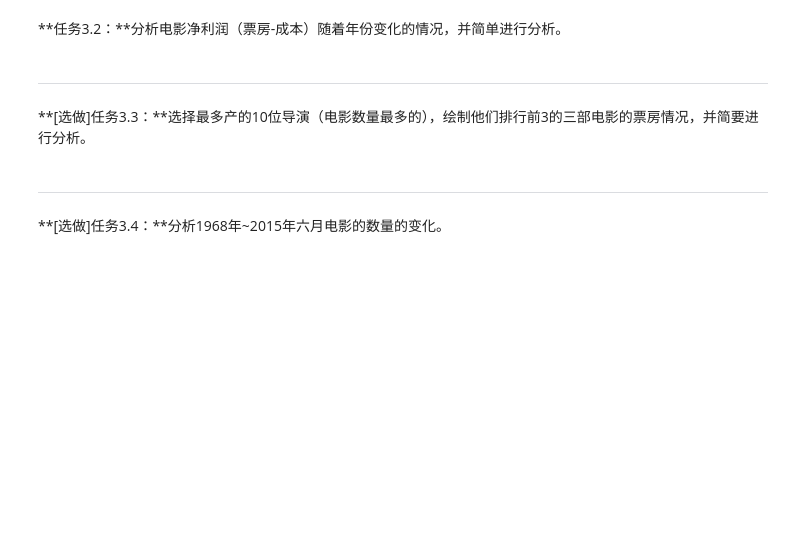
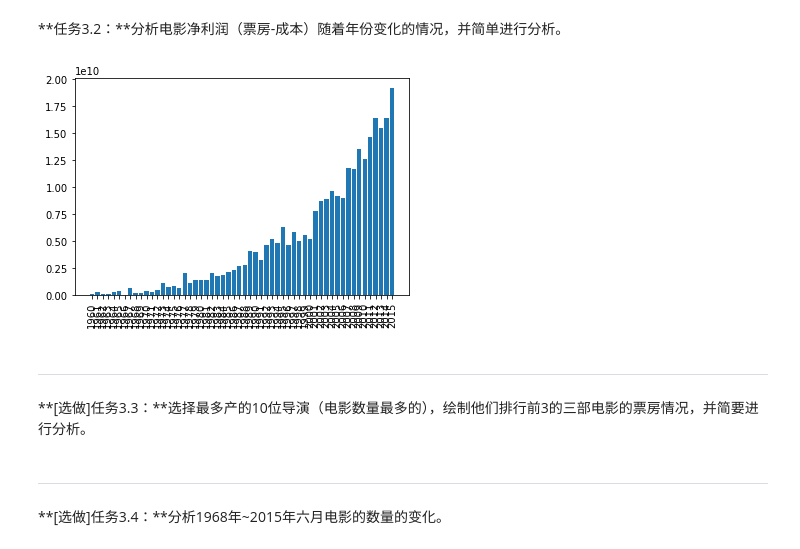
Before and after one commit to yiikai/AIPND_CN_P2_Explore_Movie_Dataset, a Jupyter notebook: Explore Movie Dataset.ipynb, the cells around one changed output. Drawn from its saved outputs; the diff is of its cells as text; code cells hidden in the pictures; blank space fills up the shorter version.

```diff
--- a/Explore Movie Dataset.ipynb
+++ b/Explore Movie Dataset.ipynb
@@ -275,5 +280,18 @@ sb.countplot(data=movie_data,x="original_title",color=base_color)
 # %% [markdown]
 **任务3.2：**分析电影净利润（票房-成本）随着年份变化的情况，并简单进行分析。
+# %%
+gp = movie_data[['release_year','budget','revenue']].groupby(movie_data['release_year'])
+year = []
+count = []
+for name, group in gp:
+        year.append(name)
+        count.append((group['revenue'] - group['budget']).sum())
+plt.bar(range(len(year)), count,color=base_color,tick_label=year);
+plt.xticks(rotation=90);
+
+#随着年份的增加，利润是稳步上涨的
+# %% [output]
+[figure, added]
 # %% [markdown]
 ---
 
```
Also changed, not shown: parts of 2 cells of this notebook, 2 other files.
